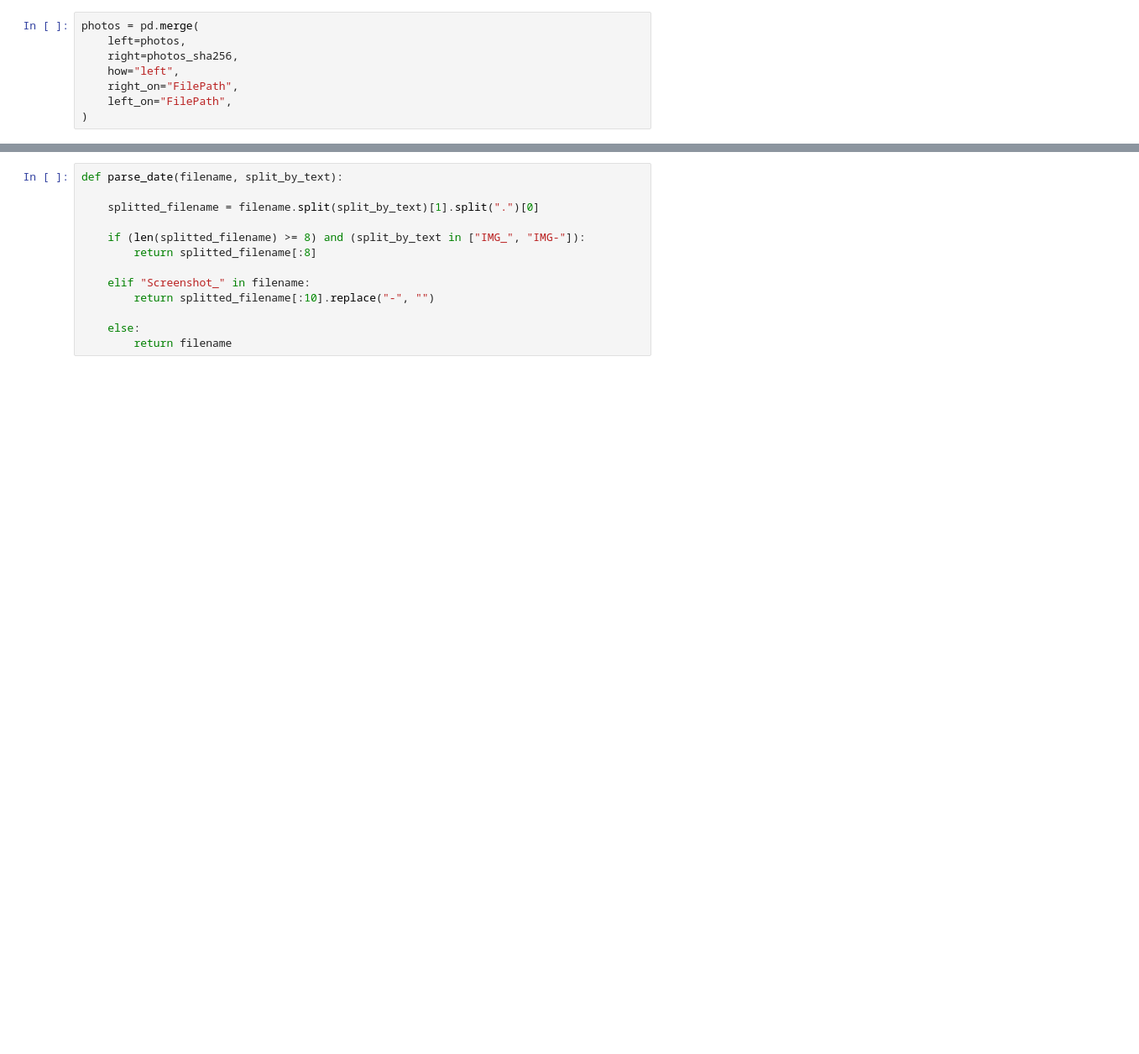
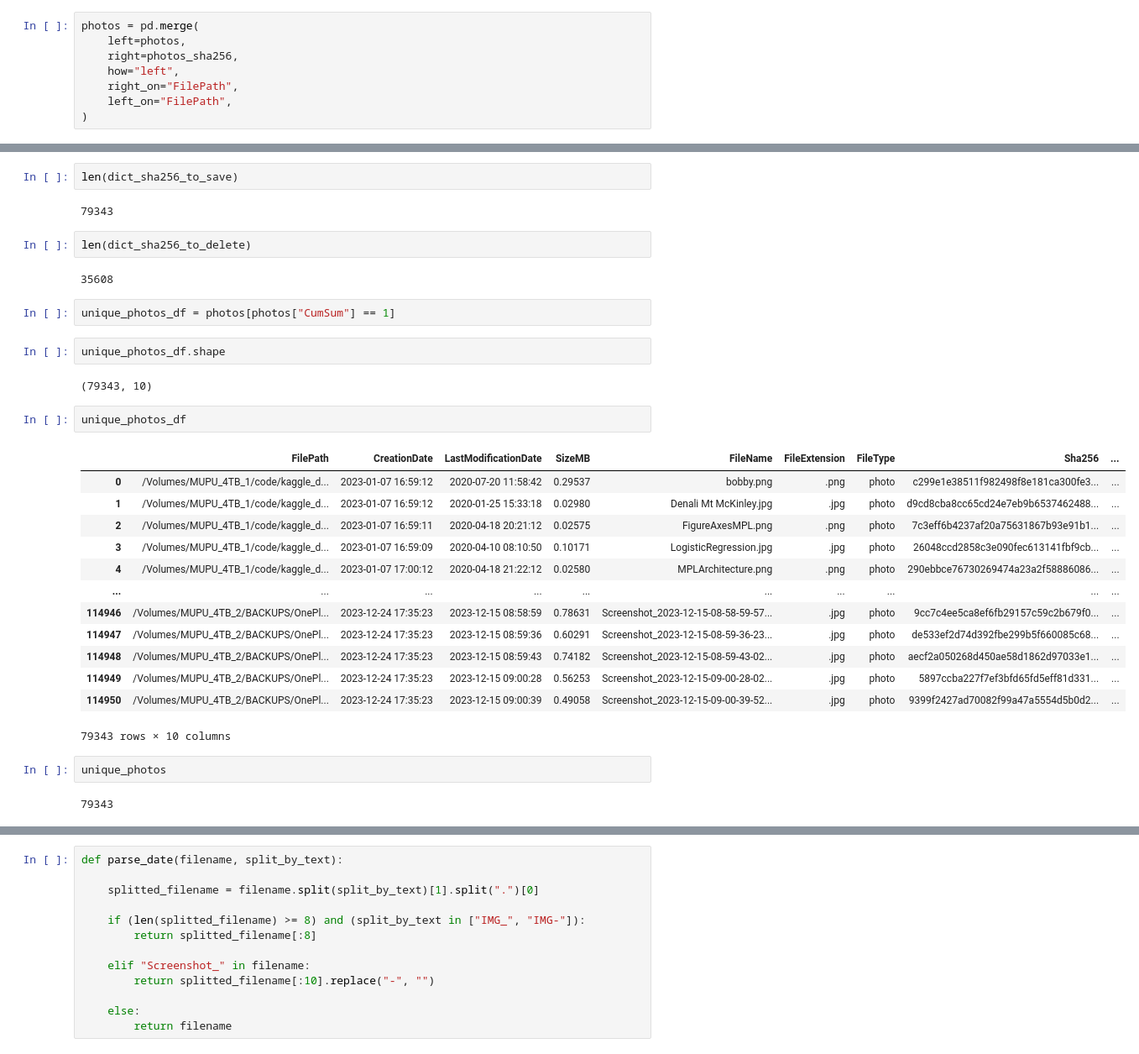
Before and after one commit to nicopyds/py8tb, a Jupyter notebook: notebooks/df_analysis.ipynb, the cells around one changed output, grey strips where cells are left out. Shown at 84% size. Drawn from its saved outputs; the diff is of its cells as text; blank space fills up the shorter version.

```diff
--- a/notebooks/df_analysis.ipynb
+++ b/notebooks/df_analysis.ipynb
@@ -93,0 +172,34 @@ photos[photos["Sha256"].str.contains(SHA)]["FilePath"].tolist()
+# %%
+len(dict_sha256_to_save)
+# %% [output]
+79343
+# %%
+len(dict_sha256_to_delete)
+# %% [output]
+35608
+# %%
+unique_photos_df = photos[photos["CumSum"] == 1]
+# %%
+unique_photos_df.shape
+# %% [output]
+(79343, 10)
+# %%
+unique_photos_df
+# %% [output]
+|  | FilePath | CreationDate | LastModificationDate | SizeMB | FileName | FileExtension | FileType | Sha256 | ... |
+| 0 | /Volumes/MUPU_4TB_1/code/kaggle_d... | 2023-01-07 16:59:12 | 2020-07-20 11:58:42 | 0.29537 | bobby.png | .png | photo | c299e1e38511f982498f8e181ca300fe3... | ... |
+| 1 | /Volumes/MUPU_4TB_1/code/kaggle_d... | 2023-01-07 16:59:12 | 2020-01-25 15:33:18 | 0.02980 | Denali Mt McKinley.jpg | .jpg | photo | d9cd8cba8cc65cd24e7eb9b6537462488... | ... |
+| 2 | /Volumes/MUPU_4TB_1/code/kaggle_d... | 2023-01-07 16:59:11 | 2020-04-18 20:21:12 | 0.02575 | FigureAxesMPL.png | .png | photo | 7c3eff6b4237af20a75631867b93e91b1... | ... |
+| 3 | /Volumes/MUPU_4TB_1/code/kaggle_d... | 2023-01-07 16:59:09 | 2020-04-10 08:10:50 | 0.10171 | LogisticRegression.jpg | .jpg | photo | 26048ccd2858c3e090fec613141fbf9cb... | ... |
+| 4 | /Volumes/MUPU_4TB_1/code/kaggle_d... | 2023-01-07 17:00:12 | 2020-04-18 21:22:12 | 0.02580 | MPLArchitecture.png | .png | photo | 290ebbce76730269474a23a2f58886086... | ... |
+| ... | ... | ... | ... | ... | ... | ... | ... | ... | ... |
+| 114946 | /Volumes/MUPU_4TB_2/BACKUPS/OnePl... | 2023-12-24 17:35:23 | 2023-12-15 08:58:59 | 0.78631 | Screenshot_2023-12-15-08-58-59-57... | .jpg | photo | 9cc7c4ee5ca8ef6fb29157c59c2b679f0... | ... |
+| 114947 | /Volumes/MUPU_4TB_2/BACKUPS/OnePl... | 2023-12-24 17:35:23 | 2023-12-15 08:59:36 | 0.60291 | Screenshot_2023-12-15-08-59-36-23... | .jpg | photo | de533ef2d74d392fbe299b5f660085c68... | ... |
+| 114948 | /Volumes/MUPU_4TB_2/BACKUPS/OnePl... | 2023-12-24 17:35:23 | 2023-12-15 08:59:43 | 0.74182 | Screenshot_2023-12-15-08-59-43-02... | .jpg | photo | aecf2a050268d450ae58d1862d97033e1... | ... |
+| 114949 | /Volumes/MUPU_4TB_2/BACKUPS/OnePl... | 2023-12-24 17:35:23 | 2023-12-15 09:00:28 | 0.56253 | Screenshot_2023-12-15-09-00-28-02... | .jpg | photo | 5897ccba227f7ef3bfd65fd5eff81d331... | ... |
+| 114950 | /Volumes/MUPU_4TB_2/BACKUPS/OnePl... | 2023-12-24 17:35:23 | 2023-12-15 09:00:39 | 0.49058 | Screenshot_2023-12-15-09-00-39-52... | .jpg | photo | 9399f2427ad70082f99a47a5554d5b0d2... | ... |
+79343 rows × 10 columns
+# %%
+unique_photos
+# %% [output]
+79343
```
Also changed, not shown: parts of 27 cells of this notebook, 8 other files.
